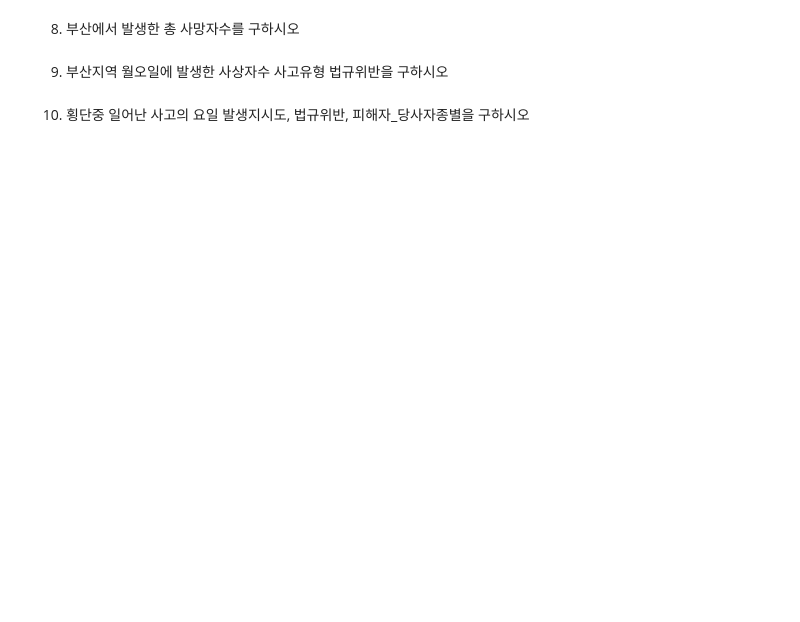
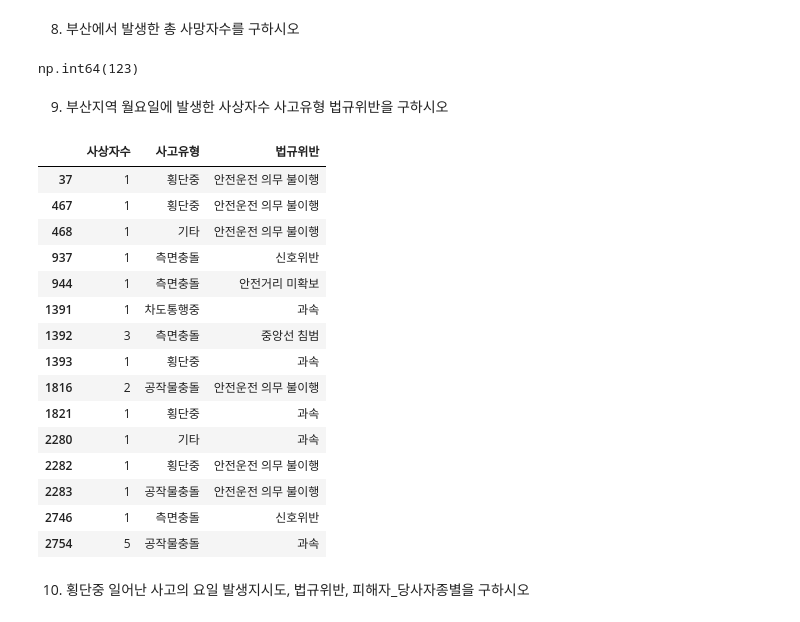
Before and after one commit to narirla/Pandas, a Jupyter notebook: 과제/5일차/5일차과제.ipynb, the cells around one changed output. Cells and saved outputs as stored; diff of their text form; code cells hidden in the pictures; blank space fills up the shorter version.

```diff
--- a/과제/5일차/5일차과제.ipynb
+++ b/과제/5일차/5일차과제.ipynb
@@ -201,6 +196,29 @@ Haeundae
 # %% [markdown]
 8. 부산에서 발생한 총 사망자수를 구하시오
+# %%
+busan['사망자수'].sum()
+# %% [output]
+np.int64(123)
 # %% [markdown]
-9. 부산지역 월오일에 발생한 사상자수 사고유형 법규위반을 구하시오
+9. 부산지역 월요일에 발생한 사상자수 사고유형 법규위반을 구하시오
+# %%
+busan[busan['요일']=='월'][['사상자수','사고유형','법규위반']]
+# %% [output]
+|  | 사상자수 | 사고유형 | 법규위반 |
+| 37 | 1 | 횡단중 | 안전운전 의무 불이행 |
+| 467 | 1 | 횡단중 | 안전운전 의무 불이행 |
+| 468 | 1 | 기타 | 안전운전 의무 불이행 |
+| 937 | 1 | 측면충돌 | 신호위반 |
+| 944 | 1 | 측면충돌 | 안전거리 미확보 |
+| 1391 | 1 | 차도통행중 | 과속 |
+| 1392 | 3 | 측면충돌 | 중앙선 침범 |
+| 1393 | 1 | 횡단중 | 과속 |
+| 1816 | 2 | 공작물충돌 | 안전운전 의무 불이행 |
+| 1821 | 1 | 횡단중 | 과속 |
+| 2280 | 1 | 기타 | 과속 |
+| 2282 | 1 | 횡단중 | 안전운전 의무 불이행 |
+| 2283 | 1 | 공작물충돌 | 안전운전 의무 불이행 |
+| 2746 | 1 | 측면충돌 | 신호위반 |
+| 2754 | 5 | 공작물충돌 | 과속 |
 # %% [markdown]
 10. 횡단중 일어난 사고의 요일 발생지시도, 법규위반, 피해자_당사자종별을 구하시오
```
Also changed, not shown: parts of 12 cells of this notebook, 5 other files.
